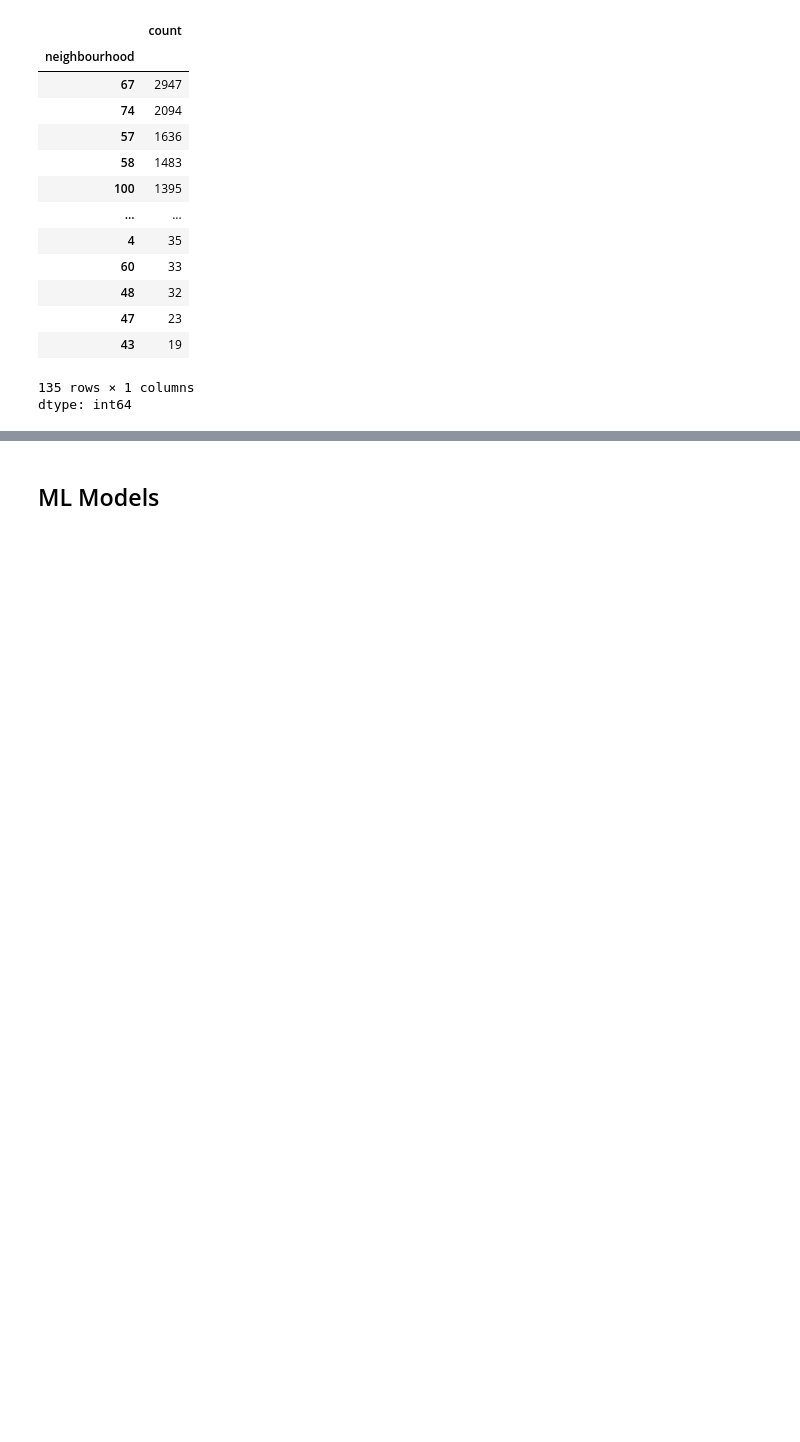
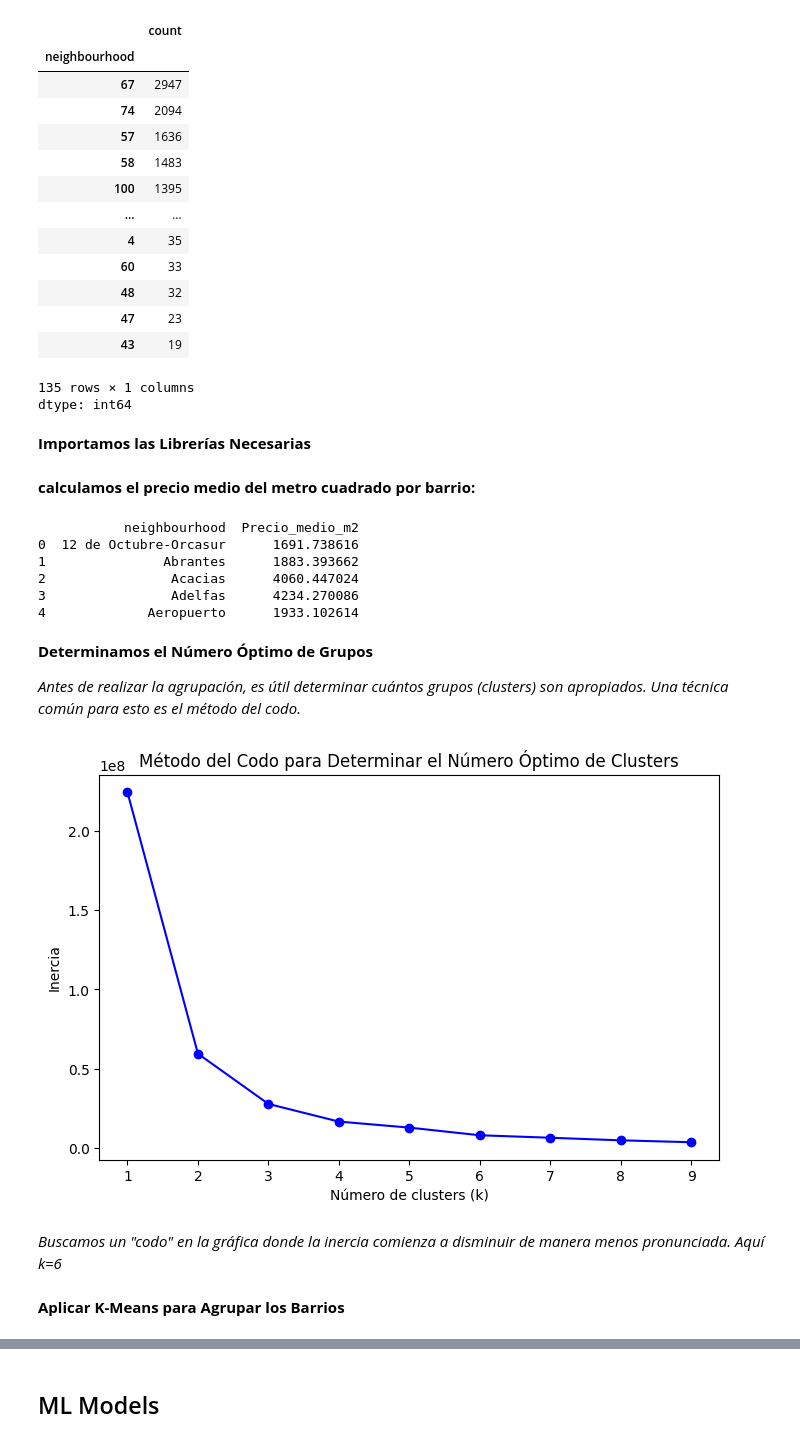
Before and after one commit to edouardor/Idealista_2024, a Jupyter notebook: Notebooks/Idealista Madrid github.ipynb, the cells around one changed output, grey strips where cells are left out. Saved outputs shown, nothing was run; the diff lists cells and outputs as text; code cells hidden in the pictures; blank space fills up the shorter version.

```diff
--- a/Notebooks/Idealista Madrid github.ipynb
+++ b/Notebooks/Idealista Madrid github.ipynb
@@ -349,3 +357,5 @@ madrid_unit['neighbourhood'].value_counts()
 dtype: int64
 # %%
 df_Madrid = df.copy()
+# %% [markdown]
+**Importamos las Librerías Necesarias**
@@ -351,0 +365,44 @@ df_Madrid = df.copy()
+# %% [markdown]
+**calculamos el precio medio del metro cuadrado por barrio:**
+# %%
+# Agrupar por barrio y calcular el precio medio del m²
+precio_medio_barrio = df_Madrid.groupby('neighbourhood')['UNITPRICE'].mean().reset_index()
+
+# Renombrar la columna para mayor claridad
+precio_medio_barrio.rename(columns={'UNITPRICE': 'Precio_medio_m2'}, inplace=True)
+
+print(precio_medio_barrio.head())
+# %% [output]
+           neighbourhood  Precio_medio_m2
+0  12 de Octubre-Orcasur      1691.738616
+1               Abrantes      1883.393662
+2                Acacias      4060.447024
+3                Adelfas      4234.270086
+4             Aeropuerto      1933.102614
+# %% [markdown]
+**Determinamos el Número Óptimo de Grupos**
+
+*Antes de realizar la agrupación, es útil determinar cuántos grupos (clusters) son apropiados. Una técnica común para esto es el método del codo.*
+# %%
+# Lista para almacenar la inercia
+inercia = []
+K = range(1, 10)
+
+for k in K:
+    modelo = KMeans(n_clusters=k, random_state=42)
+    modelo.fit(precio_medio_barrio[['Precio_medio_m2']])
+    inercia.append(modelo.inertia_)
+
+# Graficar el método del codo
+plt.figure(figsize=(8, 5))
+plt.plot(K, inercia, 'bo-')
+plt.xlabel('Número de clusters (k)')
+plt.ylabel('Inercia')
+plt.title('Método del Codo para Determinar el Número Óptimo de Clusters')
+plt.show()
+# %% [output]
+[figure, added]
+# %% [markdown]
+*Buscamos un "codo" en la gráfica donde la inercia comienza a disminuir de manera menos pronunciada. Aquí k=6*
+# %% [markdown]
+**Aplicar K-Means para Agrupar los Barrios**
```
Also changed, not shown: parts of 27 cells of this notebook.
